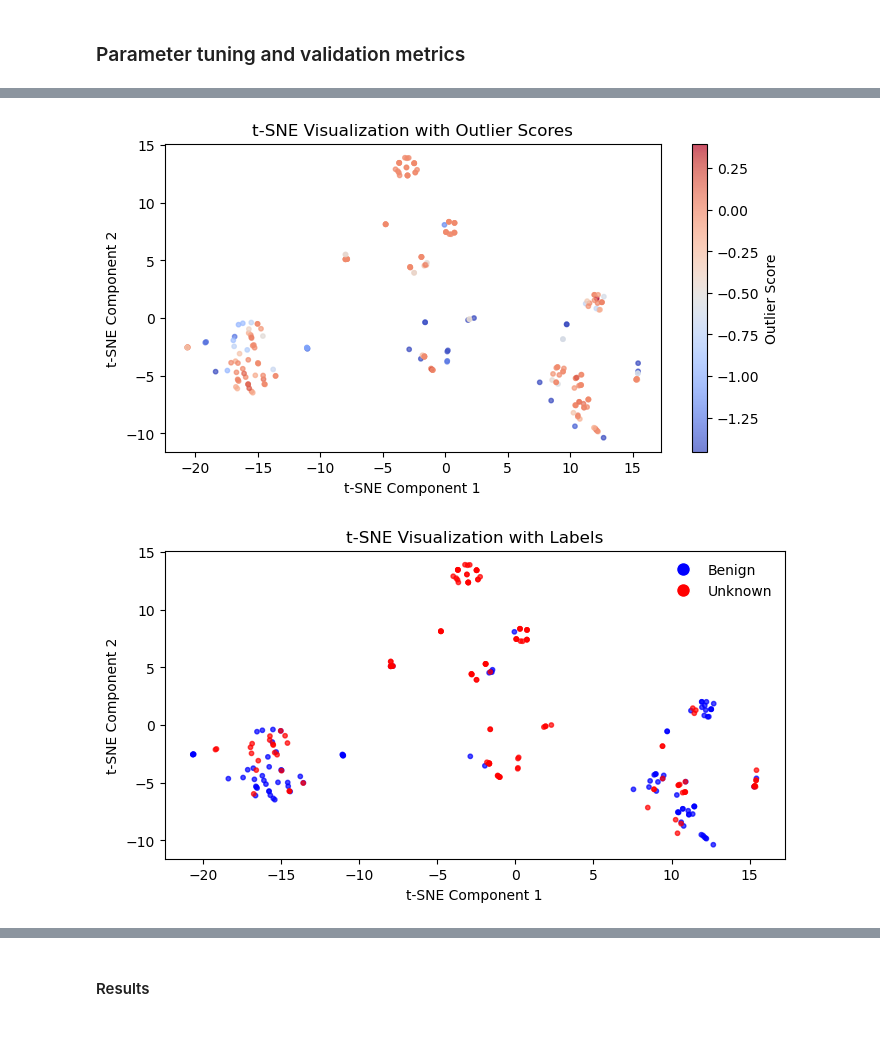
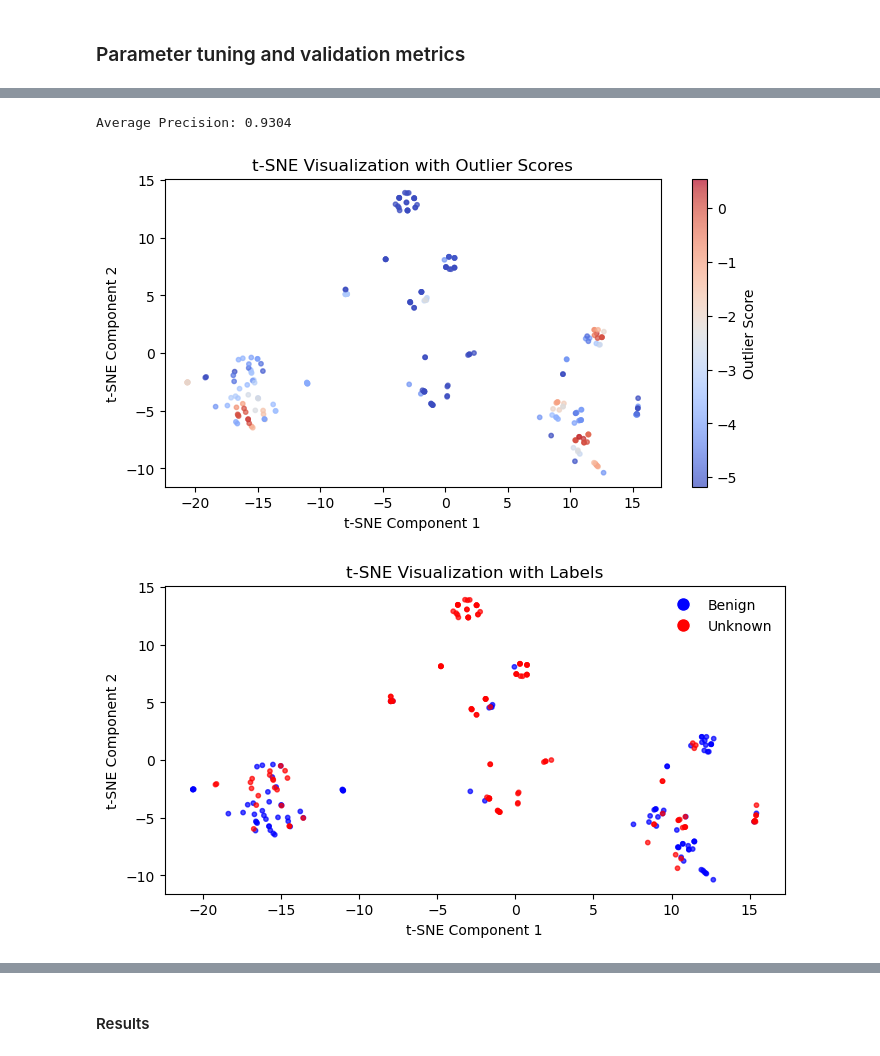
Before and after one commit to jsvobo/log_analysis_task, a Jupyter notebook: pipeline.ipynb, the cells around one changed output, grey strips where cells are left out. Saved outputs shown, nothing was run; the diff lists cells and outputs as text; code cells hidden in the pictures.

```diff
--- a/pipeline.ipynb
+++ b/pipeline.ipynb
@@ -339,15 +347,18 @@ plt.show()
 # %%
 # show one run of the algorithm
-oc_svm = OneClassSVM(kernel='rbf', gamma=1, nu=0.6)
-oc_svm.fit(features_selected_data)
+oc_svm = OneClassSVM(kernel='rbf', gamma=1, nu=0.9)
+oc_svm.fit(features_selected_data[binary_labels == 1]) # all benign data
 
 outlier_scores = oc_svm.decision_function(features_selected_data)
+average_precision = average_precision_score(binary_labels, outlier_scores)
+print(f"Average Precision: {average_precision:.4f}")
 
-#visualize
+# visualize
 visualize_outlier_score(tsne_results, outlier_scores)
 plot_tsne_with_labels(tsne_results, labels)
 # %% [output]
+Average Precision: 0.9304
-[figure, old version]
+[figure, new version]
 [figure]
 # %% [markdown]
 AP is based on ordering of points based on their inlier score (or outlier score). This means if we want to use the best performing model, how do we classify the points?
```
Also changed, not shown: parts of 12 cells of this notebook, 1 other file.
